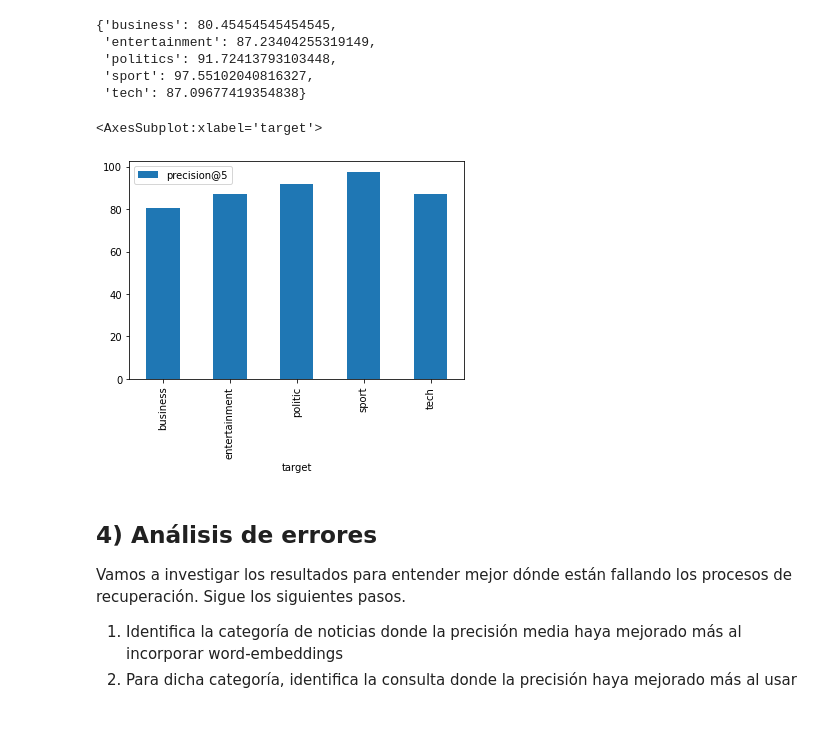
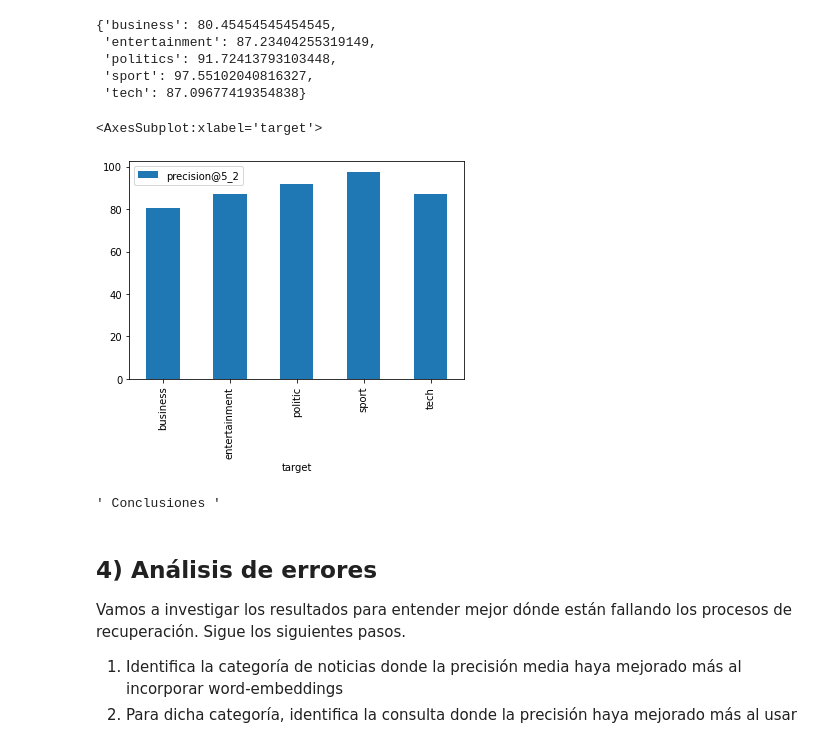
Before and after one commit to Carlanganas98/IA2, a Jupyter notebook: Pr2/P2_recuperacion_informacion_2122_enunciado.ipynb, the cells around one changed output. Drawn from its saved outputs; the diff is of its cells as text; code cells hidden in the pictures.

```diff
--- a/Pr2/P2_recuperacion_informacion_2122_enunciado.ipynb
+++ b/Pr2/P2_recuperacion_informacion_2122_enunciado.ipynb
@@ -111,3 +107,6 @@ vectorizer = CountVectorizer(vocabulary=dictionary, stop_words='english', ngram_
+# %%
+vectorizer = CountVectorizer(stop_words='english', binary = False, ngram_range = (1,1))
+train_vector_data=vectorizer.fit_transform(x_train.Text)
 # %%
 feature_names = vectorizer.get_feature_names()
 
@@ -342,16 +348,20 @@ p5_2
  'sport': 97.55102040816327,
  'tech': 87.09677419354838}
 # %%
-df_p5_2 = pd.DataFrame.from_dict(p5_2, orient='index', columns=['precision@5'])
+df_p5_2 = pd.DataFrame.from_dict(p5_2, orient='index', columns=['precision@5_2'])
 
 df_p5_2["target"] =  target_names
 
 d2 = df_p5_2.set_index("target")
 
 d2.plot.bar()
 # %% [output]
 <AxesSubplot:xlabel='target'>
-[figure, old version]
+[figure, new version]
+# %%
+""" Conclusiones """
+# %% [output]
+' Conclusiones '
 # %% [markdown]
 ## 4) Análisis de errores
 
```
Also changed, not shown: parts of 23 cells of this notebook.
